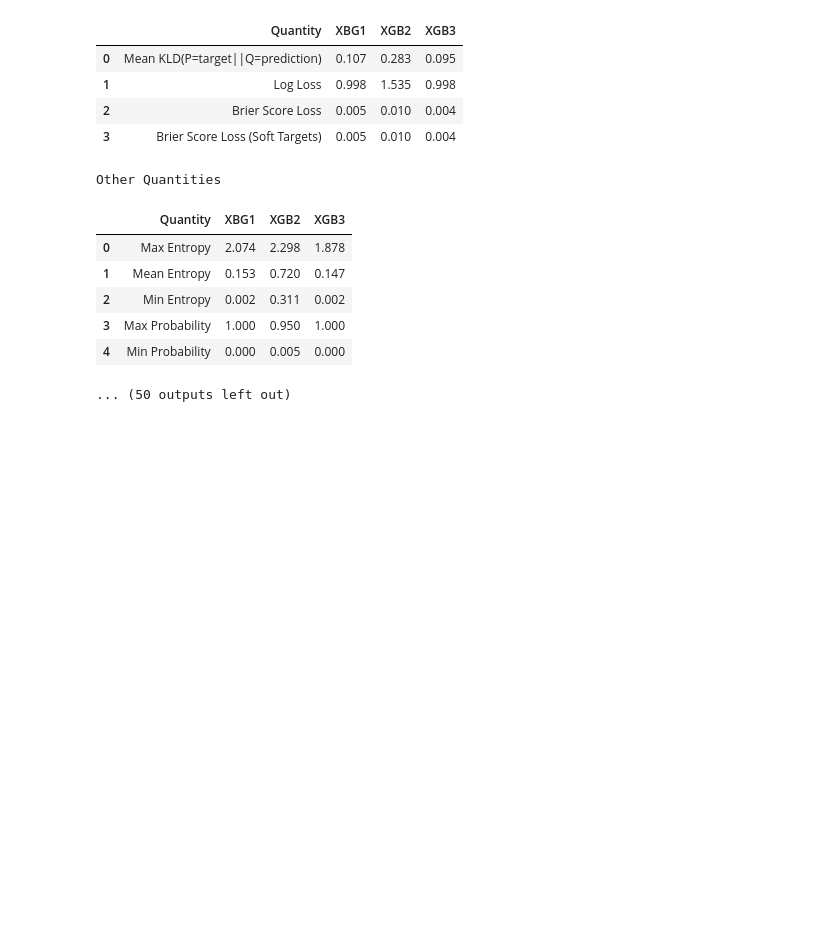
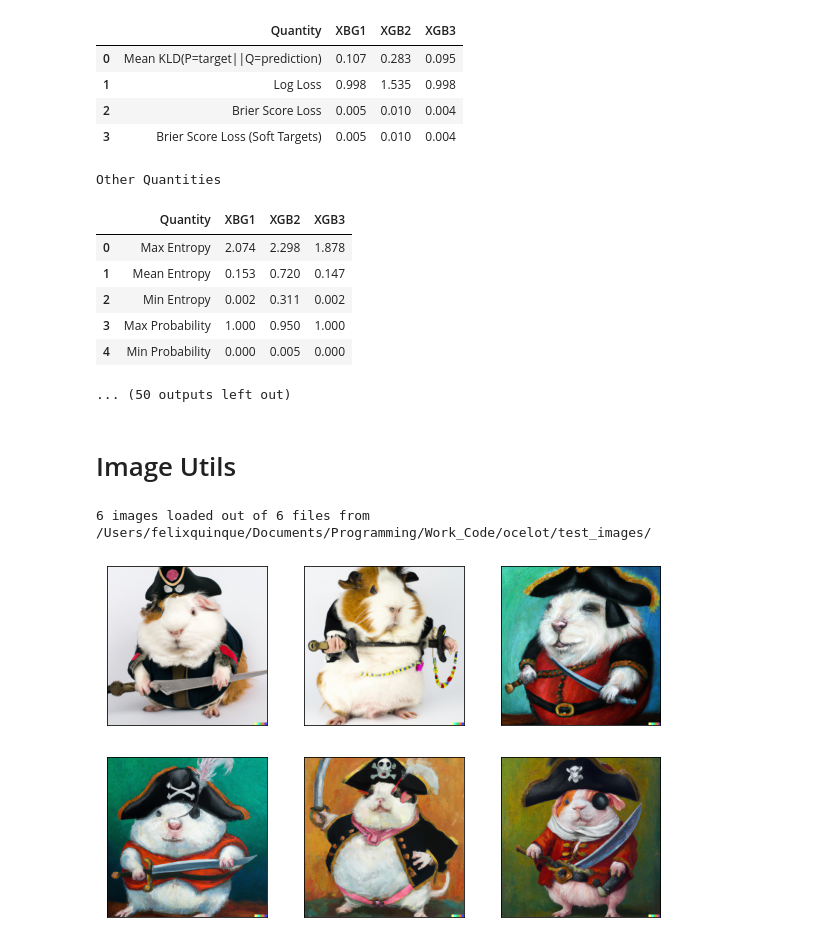
Before and after one commit to OctoShrew/ocelot, a Jupyter notebook: demo.ipynb, the cells around one changed output. Cells and saved outputs as stored; diff of their text form; code cells hidden in the pictures; blank space fills up the shorter version.

Commit message:
made image_util submodule for loading images and visualizing them

```diff
--- a/demo.ipynb
+++ b/demo.ipynb
@@ -120,3 +120,5 @@ Other Quantities
 | 3 | Max Probability | 1.000 | 0.950 | 1.000 |
 | 4 | Min Probability | 0.000 | 0.005 | 0.000 |
 ... (50 outputs left out)
+# %% [markdown]
+# Image Utils
@@ -122,0 +127,8 @@ Other Quantities
+# %%
+imgs = image_utils.images_from_folder("/Users/felixquinque/Documents/Programming/Work_Code/ocelot/test_images", verbose=True, convert_BGR_RGB=True)
+# %% [output]
+6 images loaded out of 6 files from /Users/felixquinque/Documents/Programming/Work_Code/ocelot/test_images/
+# %%
+image_utils.show_images(imgs, nx=3, ny=3, random_order=True)
+# %% [output]
+[figure, added]
```
Also changed, not shown: parts of 1 cell of this notebook, 1 other file.
